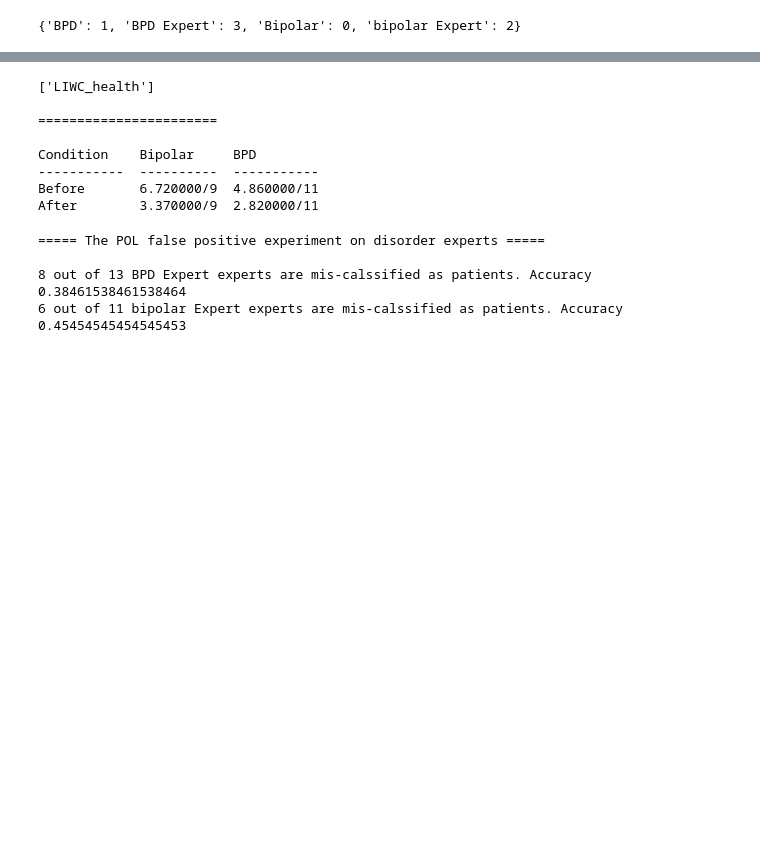
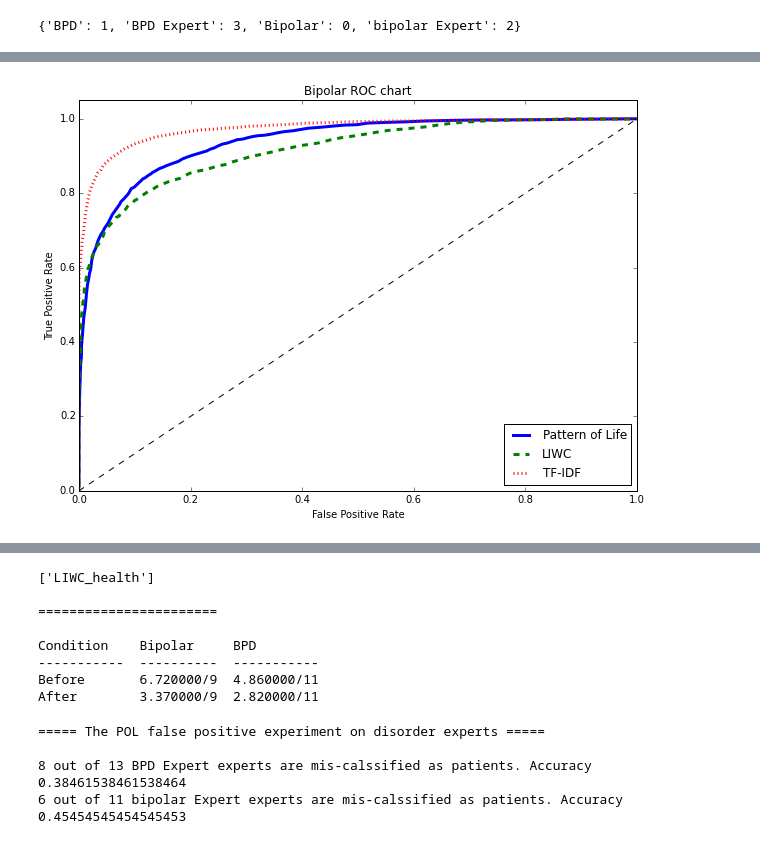
Before and after one commit to omarsar/midas_api, a Jupyter notebook: 4_prediction_visualization/prediction_evaluation.ipynb, the cells around one changed output, grey strips where cells are left out. Drawn from its saved outputs; the diff is of its cells as text; code cells hidden in the pictures; blank space fills up the shorter version.

```diff
--- a/4_prediction_visualization/prediction_evaluation.ipynb
+++ b/4_prediction_visualization/prediction_evaluation.ipynb
@@ -750,7 +756,3 @@ best_BPD_selection = pol_groups.GA_optmize("BPD", "BPD Expert",generations=300)
 pol_groups.name_to_index
 # %% [output]
 {'BPD': 1, 'BPD Expert': 3, 'Bipolar': 0, 'bipolar Expert': 2}
-# %%
-index2feature = pol_groups.index2feature
-for i, (feature_name, category) in enumerate(index2feature):
-    print(i, feature_name)
@@ -774,0 +759,88 @@ for i, (feature_name, category) in enumerate(index2feature):
+# %%
+
+index2feature = pol_groups.index2feature
+
+def getSelection(excluded_categories=[], excluded_index=[]):
+    selection = []
+    for i in range(len(index2feature)):
+        name,category =  index2feature[i]
+        if any(category == x for x in excluded_categories):
+            removed_features.append(name)
+        elif any(name == x for x in excluded_index):
+            removed_features.append(name)
+
+        else:
+            selection.append(i)
+    return selection
+
+
+POl_selection = getSelection(excluded_categories=["LIWC"])
+LIWC_selection = getSelection(excluded_categories=["AgeGender", "Social", "Polarity", "Emotions"])
+
+
+#ROC chart of three models:
+def renderROC(scores, labels,disorder ,names, linestyle=['solid','dashed','dotted']):
+    fig, ax = plt.subplots()
+    for i,(score, label) in enumerate(zip(scores, labels)):
+        fpr, tpr, _ = roc_curve(label,score, pos_label=1)
+        roc_auc = auc(fpr, tpr)
+        plt.plot(fpr, tpr, label=names[i], ls=linestyle[i],linewidth=3)
+        print("{} under curve area: {}".format(names[i],roc_auc))
+
+
+    plt.plot([0, 1], [0, 1], 'k--')
+    plt.xlim([0.0, 1.0])
+    plt.ylim([0.0, 1.05])
+    plt.xlabel('False Positive Rate')
+    plt.ylabel('True Positive Rate')
+    plt.title('{} ROC chart'.format(disorder))
+    plt.legend(loc="lower right")
+
+    plt.show()
+
+names = ["Pattern of Life", "LIWC", "TF-IDF"]
+classifier  = RandomForestClassifier(n_jobs=-1, max_features="sqrt", n_estimators=128)
+name = "Bipolar"
+n_fold = 100
+POL_scores, POL_labels, _ = pol_groups.getLabelsScores(name, classifier,n_fold=n_fold, selection=POL_selection)
+LIWC_scores, LIWC_labels, _ = pol_groups.getLabelsScores(name, classifier,n_fold=n_fold, selection=LIWC_selection)
+tfidf_scores, tfidf_labels, _ = tfidf_groups.getLabelsScores(name, classifier,n_fold=n_fold)
+
+bipolar_SCORES = [POL_scores, LIWC_scores, tfidf_scores]
+bipolar_LABELS = [POL_labels, LIWC_labels, tfidf_labels]
+
+renderROC(bipolar_SCORES, bipolar_LABELS, name,names)
+
+name = "BPD"
+POL_scores, POL_labels, _ = pol_groups.getLabelsScores(name, classifier,n_fold=n_fold, selection=POL_selection)
+LIWC_scores, LIWC_labels, _ = pol_groups.getLabelsScores(name, classifier,n_fold=n_fold, selection=LIWC_selection)
+tfidf_scores, tfidf_labels, _ = tfidf_groups.getLabelsScores(name, classifier,n_fold=n_fold)
+
+BPD_SCORES = [POL_scores, LIWC_scores, tfidf_scores]
+BPD_LABELS = [POL_labels, LIWC_labels, tfidf_labels]
+renderROC(BPD_SCORES, BPD_LABELS, name,names)
+#np.sum(tfidf_labels)
+
+def renderPRC(scores, labels,disorder ,names, linestyle=['solid','dashed','dashdot']):
+    fig, ax = plt.subplots()
+    for i,(score, label) in enumerate(zip(scores, labels)):
+
+        precision, recall, _ = precision_recall_curve(label, score, pos_label=1)
+        average_precision = average_precision_score(label, score)
+
+        plt.plot(recall, precision, label=names[i], ls=linestyle[i],linewidth=3)
+        print("{} Average Precision: {}".format(names[i],average_precision))
+
+
+
+    plt.xlim([0.0, 1.0])
+    plt.ylim([0.0, 1.05])
+    plt.xlabel('False Positive Rate')
+    plt.ylabel('True Positive Rate')
+    plt.title('{} Prediciton Recall Chart'.format(disorder))
+    plt.legend(loc="lower right")
+
+    plt.show()
+renderPRC(bipolar_SCORES, bipolar_LABELS, "Bipolar",names)
+renderPRC(BPD_SCORES, BPD_LABELS, "BPD",names)
+# %% [output]
@@ -774,0 +850 @@ for i, (feature_name, category) in enumerate(index2feature):
+[figure, added]
```
Also changed, not shown: parts of 12 cells of this notebook, 1 other file.
